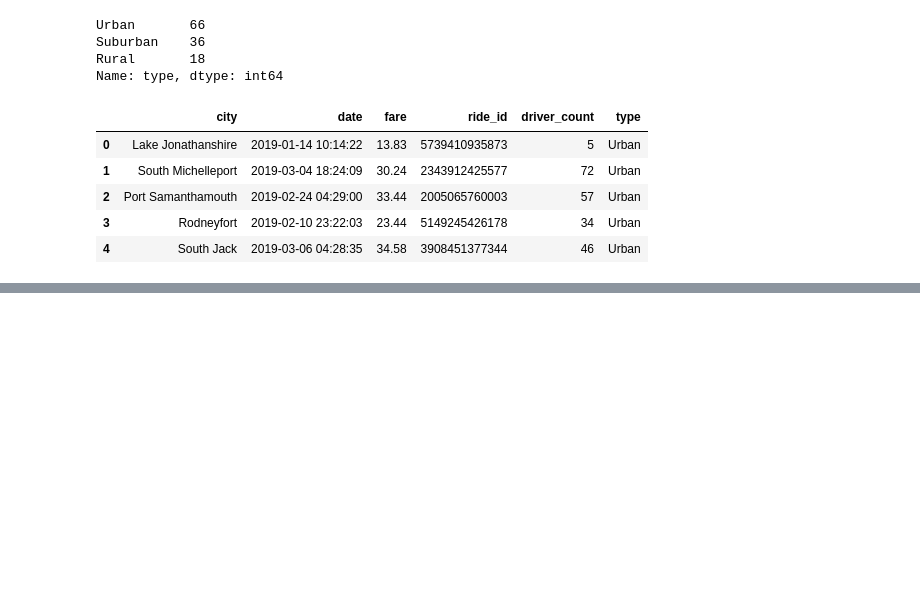
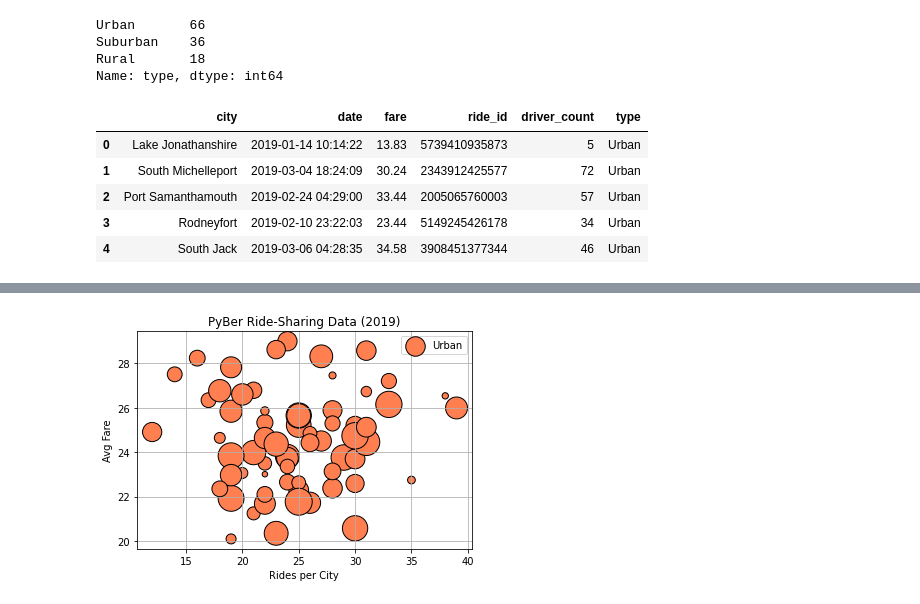
Before and after one commit to TaylorVellios/PyBer_Analysis, a Jupyter notebook: PyBer.ipynb, the cells around one changed output, grey strips where cells are left out. Saved outputs shown, nothing was run; the diff lists cells and outputs as text; code cells hidden in the pictures; blank space fills up the shorter version.

```diff
--- a/PyBer.ipynb
+++ b/PyBer.ipynb
@@ -125,0 +128,4 @@ pyber_data_df.head()
+# %%
+#URBAN
+urban_cities_df = pyber_data_df[pyber_data_df["type"]=="Urban"]
+urban_cities_df.head()
@@ -125,0 +163,4 @@ pyber_data_df.head()
+# %%
+#URBAN
+urban_ride_count = urban_cities_df.groupby("city").count()["ride_id"]
+urban_ride_count.head()
@@ -125,0 +201,4 @@ pyber_data_df.head()
+# %%
+#URBAN
+urban_avg_fare = urban_cities_df.groupby(["city"]).mean()["fare"]
+urban_avg_fare.head()
@@ -125,0 +239,4 @@ pyber_data_df.head()
+# %%
+#URBAN
+urban_driver_count = urban_cities_df.groupby(["city"]).mean()["driver_count"]
+urban_driver_count.head()
@@ -125,0 +280,17 @@ pyber_data_df.head()
+# %%
+#SCATTER 1 - URBAN ONLY
+plt.scatter(urban_ride_count, urban_avg_fare,
+            s=[i*10 for i in urban_driver_count],
+            edgecolor="black", color='coral',label="Urban")
+
+plt.title("PyBer Ride-Sharing Data (2019)")
+
+plt.xlabel("Rides per City")
+plt.ylabel("Avg Fare")
+plt.legend()
+
+plt.grid()
+
+plt.show()
+# %% [output]
+[figure, added]
```
Also changed, not shown: parts of 26 cells of this notebook, 1 other file.
